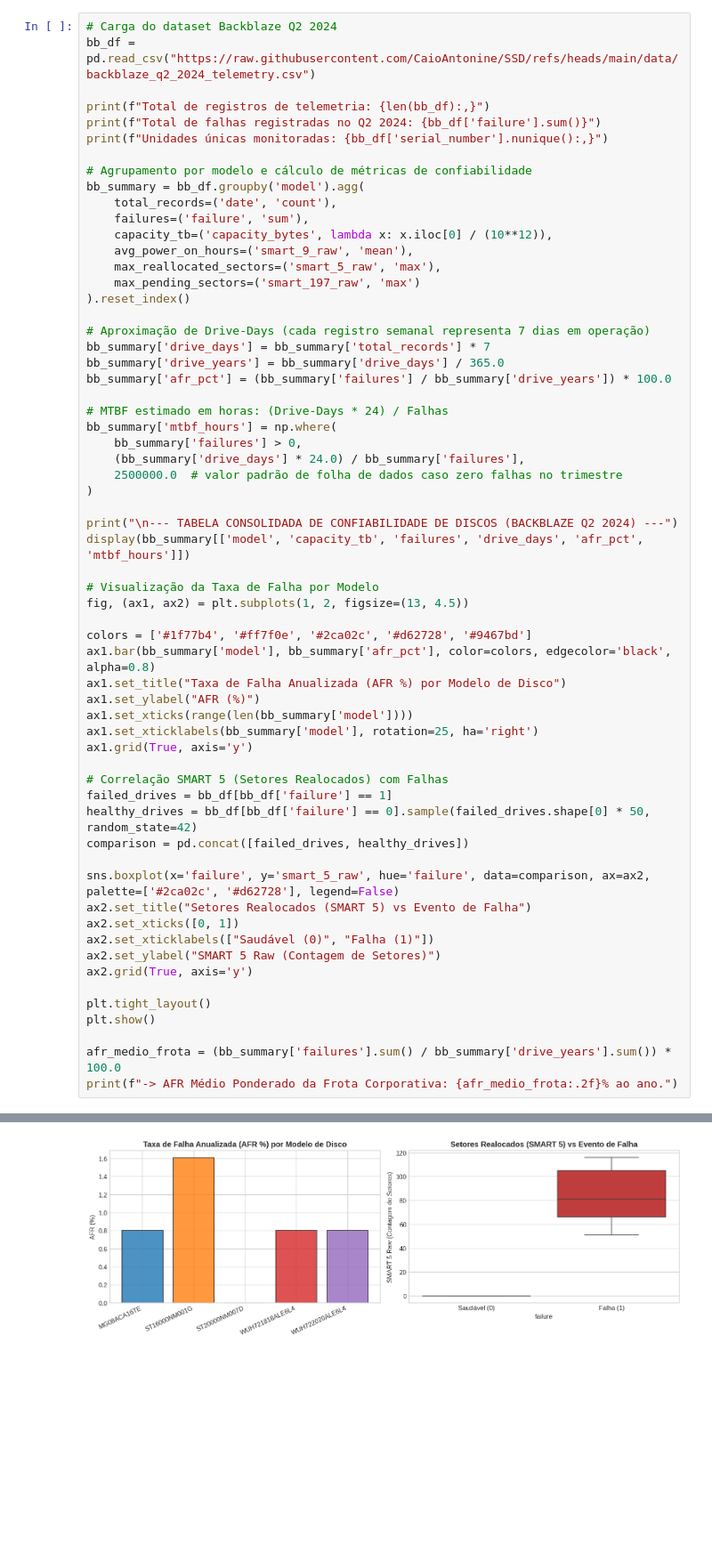
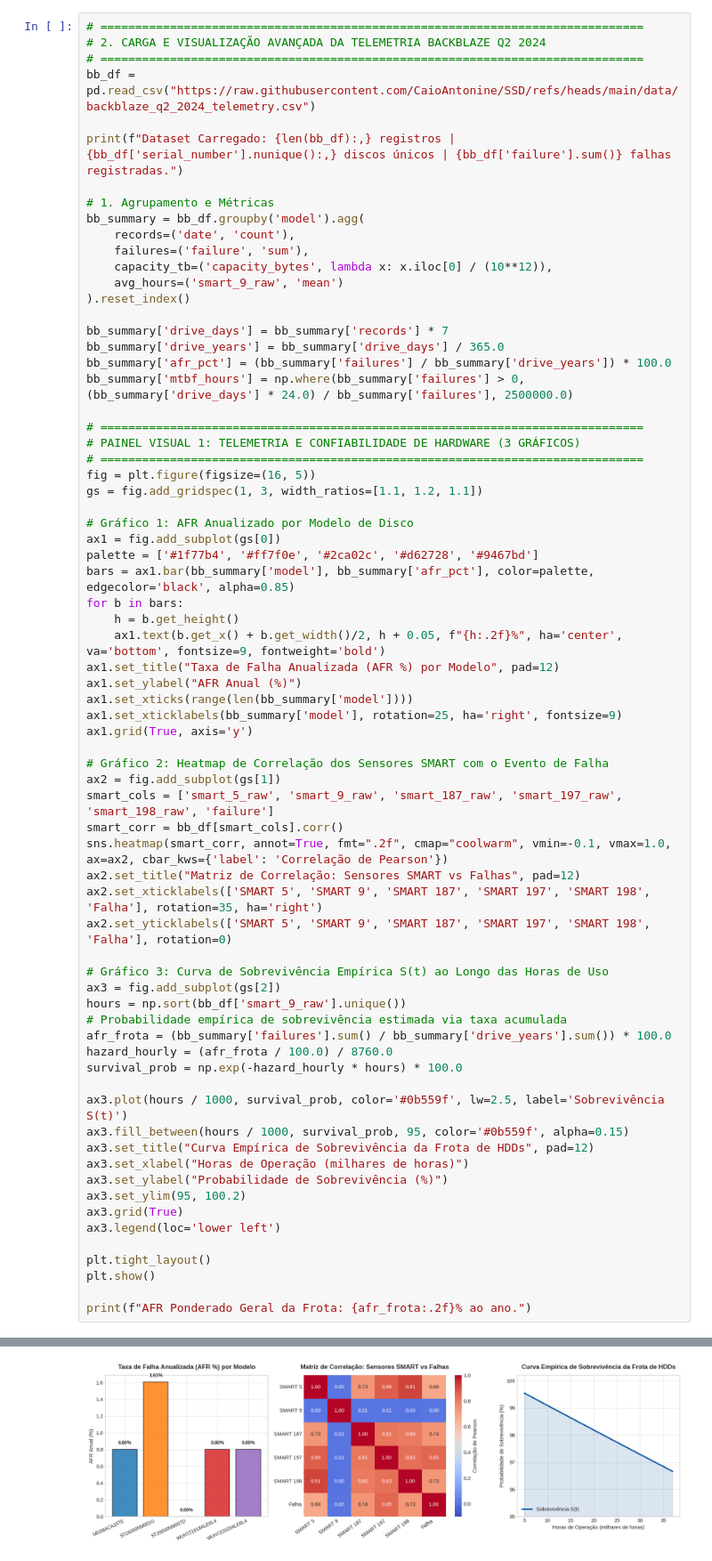
Before and after one commit to CaioAntonine/SSD, a Jupyter notebook: mvp_simulacao_risco_nuvem.ipynb, the cells around one changed output, grey strips where cells are left out. Shown at 89% size. Saved outputs shown, nothing was run; the diff lists cells and outputs as text; blank space fills up the shorter version.

```diff
--- a/mvp_simulacao_risco_nuvem.ipynb
+++ b/mvp_simulacao_risco_nuvem.ipynb
@@ -69,62 +82,71 @@ Também analisamos a correlação entre os atributos SMART preditivos (como `sma
 # %%
-# Carga do dataset Backblaze Q2 2024
+# ==============================================================================
+# 2. CARGA E VISUALIZAÇÃO AVANÇADA DA TELEMETRIA BACKBLAZE Q2 2024
+# ==============================================================================
 bb_df = pd.read_csv("https://raw.githubusercontent.com/CaioAntonine/SSD/refs/heads/main/data/backblaze_q2_2024_telemetry.csv")
 
-print(f"Total de registros de telemetria: {len(bb_df):,}")
-print(f"Total de falhas registradas no Q2 2024: {bb_df['failure'].sum()}")
-print(f"Unidades únicas monitoradas: {bb_df['serial_number'].nunique():,}")
+print(f"Dataset Carregado: {len(bb_df):,} registros | {bb_df['serial_number'].nunique():,} discos únicos | {bb_df['failure'].sum()} falhas registradas.")
 
-# Agrupamento por modelo e cálculo de métricas de confiabilidade
+# 1. Agrupamento e Métricas
 bb_summary = bb_df.groupby('model').agg(
-    total_records=('date', 'count'),
+    records=('date', 'count'),
     failures=('failure', 'sum'),
     capacity_tb=('capacity_bytes', lambda x: x.iloc[0] / (10**12)),
-    avg_power_on_hours=('smart_9_raw', 'mean'),
-    max_reallocated_sectors=('smart_5_raw', 'max'),
-    max_pending_sectors=('smart_197_raw', 'max')
+    avg_hours=('smart_9_raw', 'mean')
 ).reset_index()
 
-# Aproximação de Drive-Days (cada registro semanal representa 7 dias em operação)
-bb_summary['drive_days'] = bb_summary['total_records'] * 7
+bb_summary['drive_days'] = bb_summary['records'] * 7
 bb_summary['drive_years'] = bb_summary['drive_days'] / 365.0
 bb_summary['afr_pct'] = (bb_summary['failures'] / bb_summary['drive_years']) * 100.0
+bb_summary['mtbf_hours'] = np.where(bb_summary['failures'] > 0, (bb_summary['drive_days'] * 24.0) / bb_summary['failures'], 2500000.0)
 
-# MTBF estimado em horas: (Drive-Days * 24) / Falhas
-bb_summary['mtbf_hours'] = np.where(
-    bb_summary['failures'] > 0,
-    (bb_summary['drive_days'] * 24.0) / bb_summary['failures'],
-    2500000.0  # valor padrão de folha de dados caso zero falhas no trimestre
-)
+# ==============================================================================
+# PAINEL VISUAL 1: TELEMETRIA E CONFIABILIDADE DE HARDWARE (3 GRÁFICOS)
+# ==============================================================================
+fig = plt.figure(figsize=(16, 5))
+gs = fig.add_gridspec(1, 3, width_ratios=[1.1, 1.2, 1.1])
 
-print("\n--- TABELA CONSOLIDADA DE CONFIABILIDADE DE DISCOS (BACKBLAZE Q2 2024) ---")
-display(bb_summary[['model', 'capacity_tb', 'failures', 'drive_days', 'afr_pct', 'mtbf_hours']])
-
-# Visualização da Taxa de Falha por Modelo
-fig, (ax1, ax2) = plt.subplots(1, 2, figsize=(13, 4.5))
-
-colors = ['#1f77b4', '#ff7f0e', '#2ca02c', '#d62728', '#9467bd']
-ax1.bar(bb_summary['model'], bb_summary['afr_pct'], color=colors, edgecolor='black', alpha=0.8)
-ax1.set_title("Taxa de Falha Anualizada (AFR %) por Modelo de Disco")
-ax1.set_ylabel("AFR (%)")
+# Gráfico 1: AFR Anualizado por Modelo de Disco
+ax1 = fig.add_subplot(gs[0])
+palette = ['#1f77b4', '#ff7f0e', '#2ca02c', '#d62728', '#9467bd']
+bars = ax1.bar(bb_summary['model'], bb_summary['afr_pct'], color=palette, edgecolor='black', alpha=0.85)
+for b in bars:
+    h = b.get_height()
+    ax1.text(b.get_x() + b.get_width()/2, h + 0.05, f"{h:.2f}%", ha='center', va='bottom', fontsize=9, fontweight='bold')
+ax1.set_title("Taxa de Falha Anualizada (AFR %) por Modelo", pad=12)
+ax1.set_ylabel("AFR Anual (%)")
 ax1.set_xticks(range(len(bb_summary['model'])))
-ax1.set_xticklabels(bb_summary['model'], rotation=25, ha='right')
+ax1.set_xticklabels(bb_summary['model'], rotation=25, ha='right', fontsize=9)
 ax1.grid(True, axis='y')
 
-# Correlação SMART 5 (Setores Realocados) com Falhas
-failed_drives = bb_df[bb_df['failure'] == 1]
-healthy_drives = bb_df[bb_df['failure'] == 0].sample(failed_drives.shape[0] * 50, random_state=42)
-comparison = pd.concat([failed_drives, healthy_drives])
+# Gráfico 2: Heatmap de Correlação dos Sensores SMART com o Evento de Falha
+ax2 = fig.add_subplot(gs[1])
+smart_cols = ['smart_5_raw', 'smart_9_raw', 'smart_187_raw', 'smart_197_raw', 'smart_198_raw', 'failure']
+smart_corr = bb_df[smart_cols].corr()
+sns.heatmap(smart_corr, annot=True, fmt=".2f", cmap="coolwarm", vmin=-0.1, vmax=1.0, ax=ax2, cbar_kws={'label': 'Correlação de Pearson'})
+ax2.set_title("Matriz de Correlação: Sensores SMART vs Falhas", pad=12)
+ax2.set_xticklabels(['SMART 5', 'SMART 9', 'SMART 187', 'SMART 197', 'SMART 198', 'Falha'], rotation=35, ha='right')
+ax2.set_yticklabels(['SMART 5', 'SMART 9', 'SMART 187', 'SMART 197', 'SMART 198', 'Falha'], rotation=0)
 
-sns.boxplot(x='failure', y='smart_5_raw', hue='failure', data=comparison, ax=ax2, palette=['#2ca02c', '#d62728'], legend=False)
-ax2.set_title("Setores Realocados (SMART 5) vs Evento de Falha")
-ax2.set_xticks([0, 1])
-ax2.set_xticklabels(["Saudável (0)", "Falha (1)"])
-ax2.set_ylabel("SMART 5 Raw (Contagem de Setores)")
-ax2.grid(True, axis='y')
+# Gráfico 3: Curva de Sobrevivência Empírica S(t) ao Longo das Horas de Uso
+ax3 = fig.add_subplot(gs[2])
+hours = np.sort(bb_df['smart_9_raw'].unique())
+# Probabilidade empírica de sobrevivência estimada via taxa acumulada
+afr_frota = (bb_summary['failures'].sum() / bb_summary['drive_years'].sum()) * 100.0
+hazard_hourly = (afr_frota / 100.0) / 8760.0
+survival_prob = np.exp(-hazard_hourly * hours) * 100.0
+
+ax3.plot(hours / 1000, survival_prob, color='#0b559f', lw=2.5, label='Sobrevivência S(t)')
+ax3.fill_between(hours / 1000, survival_prob, 95, color='#0b559f', alpha=0.15)
+ax3.set_title("Curva Empírica de Sobrevivência da Frota de HDDs", pad=12)
+ax3.set_xlabel("Horas de Operação (milhares de horas)")
+ax3.set_ylabel("Probabilidade de Sobrevivência (%)")
+ax3.set_ylim(95, 100.2)
+ax3.grid(True)
+ax3.legend(loc='lower left')
 
 plt.tight_layout()
 plt.show()
 
-afr_medio_frota = (bb_summary['failures'].sum() / bb_summary['drive_years'].sum()) * 100.0
-print(f"-> AFR Médio Ponderado da Frota Corporativa: {afr_medio_frota:.2f}% ao ano.")
+print(f"AFR Ponderado Geral da Frota: {afr_frota:.2f}% ao ano.")
 # %% [output]
@@ -142 +154 @@ Unidades únicas monitoradas: 2,500
-[figure, old version]
+[figure, new version]
```
Also changed, not shown: parts of 28 cells of this notebook.
